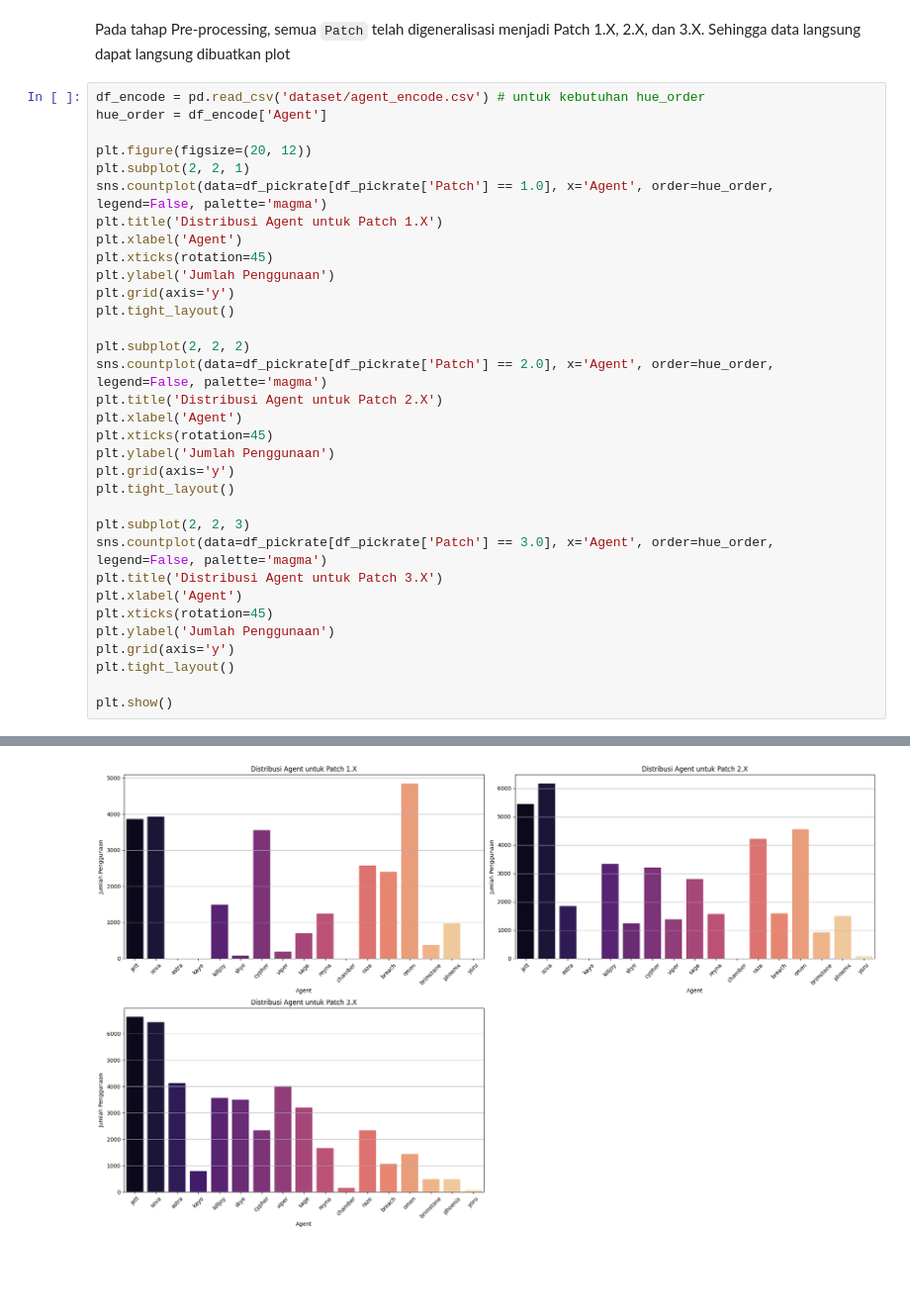
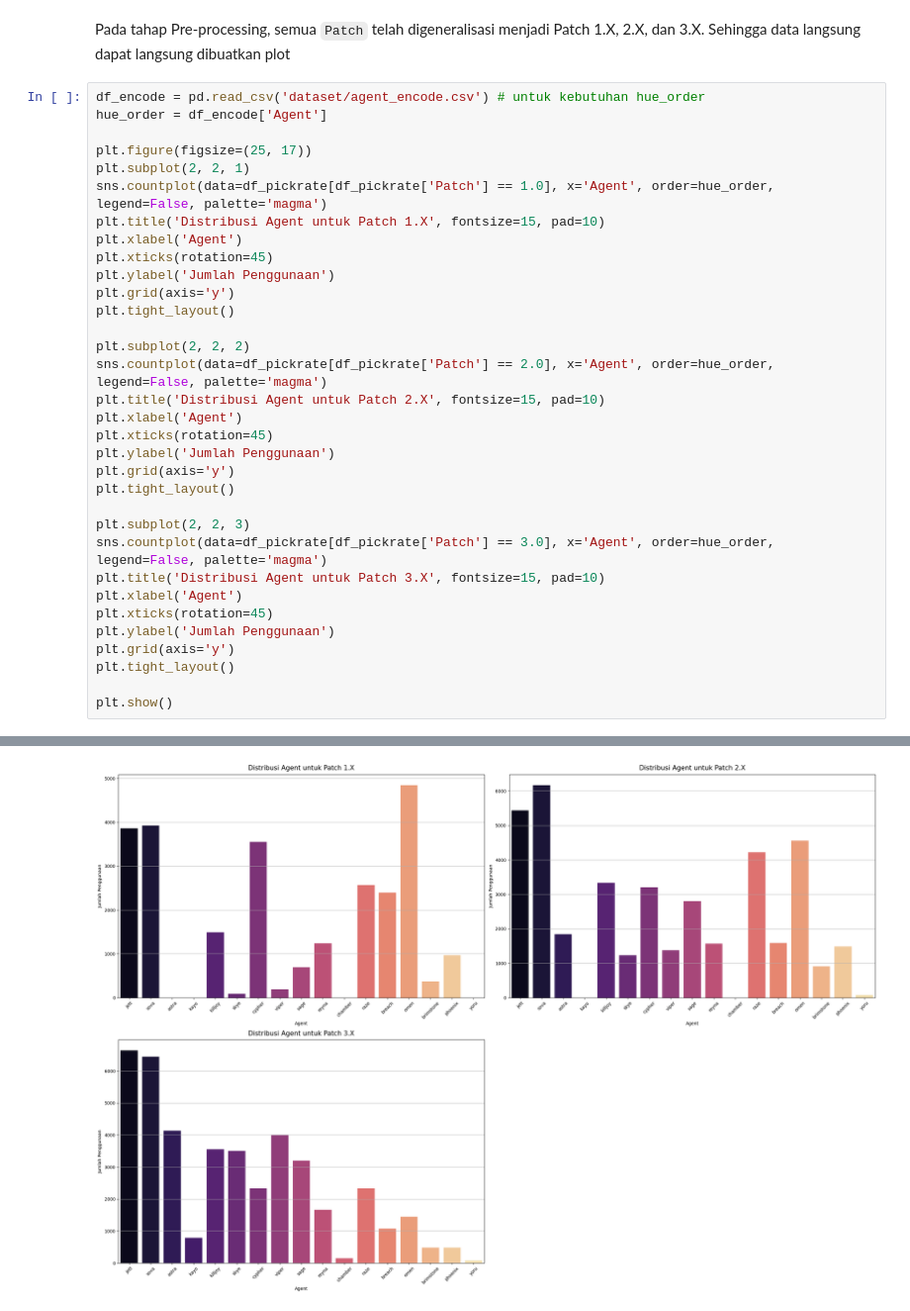
Before and after one commit to michaelsinanta/tk-kasdad, a Jupyter notebook: eda_agent_pickrate.ipynb, the cells around one changed output, grey strips where cells are left out. Shown: that part at 99% size. Drawn from its saved outputs; the diff is of its cells as text; blank space fills up the shorter version.

```diff
--- a/eda_agent_pickrate.ipynb
+++ b/eda_agent_pickrate.ipynb
@@ -91,10 +91,10 @@ Pada tahap Pre-processing, semua `Patch` telah digeneralisasi menjadi Patch 1.X,
 df_encode = pd.read_csv('dataset/agent_encode.csv') # untuk kebutuhan hue_order
 hue_order = df_encode['Agent']
 
-plt.figure(figsize=(20, 12))
+plt.figure(figsize=(25, 17))
 plt.subplot(2, 2, 1)
 sns.countplot(data=df_pickrate[df_pickrate['Patch'] == 1.0], x='Agent', order=hue_order, legend=False, palette='magma')
-plt.title('Distribusi Agent untuk Patch 1.X')
+plt.title('Distribusi Agent untuk Patch 1.X', fontsize=15, pad=10)
 plt.xlabel('Agent')
 plt.xticks(rotation=45)
 plt.ylabel('Jumlah Penggunaan')
@@ -103,36 +103,36 @@ plt.tight_layout()
 
 plt.subplot(2, 2, 2)
 sns.countplot(data=df_pickrate[df_pickrate['Patch'] == 2.0], x='Agent', order=hue_order, legend=False, palette='magma')
-plt.title('Distribusi Agent untuk Patch 2.X')
+plt.title('Distribusi Agent untuk Patch 2.X', fontsize=15, pad=10)
 plt.xlabel('Agent')
 plt.xticks(rotation=45)
 plt.ylabel('Jumlah Penggunaan')
 plt.grid(axis='y')
 plt.tight_layout()
 
 plt.subplot(2, 2, 3)
 sns.countplot(data=df_pickrate[df_pickrate['Patch'] == 3.0], x='Agent', order=hue_order, legend=False, palette='magma')
-plt.title('Distribusi Agent untuk Patch 3.X')
+plt.title('Distribusi Agent untuk Patch 3.X', fontsize=15, pad=10)
 plt.xlabel('Agent')
 plt.xticks(rotation=45)
 plt.ylabel('Jumlah Penggunaan')
 plt.grid(axis='y')
 plt.tight_layout()
 
 plt.show()
 # %% [output]
 Passing `palette` without assigning `hue` is deprecated and will be removed in v0.14.0. Assign the `x` variable to `hue` and set `legend=False` for the same effect.
 
   sns.countplot(data=df_pickrate[df_pickrate['Patch'] == 1.0], x='Agent', order=hue_order, legend=False, palette='magma')
 
 Passing `palette` without assigning `hue` is deprecated and will be removed in v0.14.0. Assign the `x` variable to `hue` and set `legend=False` for the same effect.
 
   sns.countplot(data=df_pickrate[df_pickrate['Patch'] == 2.0], x='Agent', order=hue_order, legend=False, palette='magma')
 
 Passing `palette` without assigning `hue` is deprecated and will be removed in v0.14.0. Assign the `x` variable to `hue` and set `legend=False` for the same effect.
 
   sns.countplot(data=df_pickrate[df_pickrate['Patch'] == 3.0], x='Agent', order=hue_order, legend=False, palette='magma')
-[figure, old version]
+[figure, new version]
 # %%
 patch_order = df_pickrate['Patch'].sort_values().unique()
 num_agents = len(hue_order)
```
Also changed, not shown: parts of 2 cells of this notebook, 15 other files.
